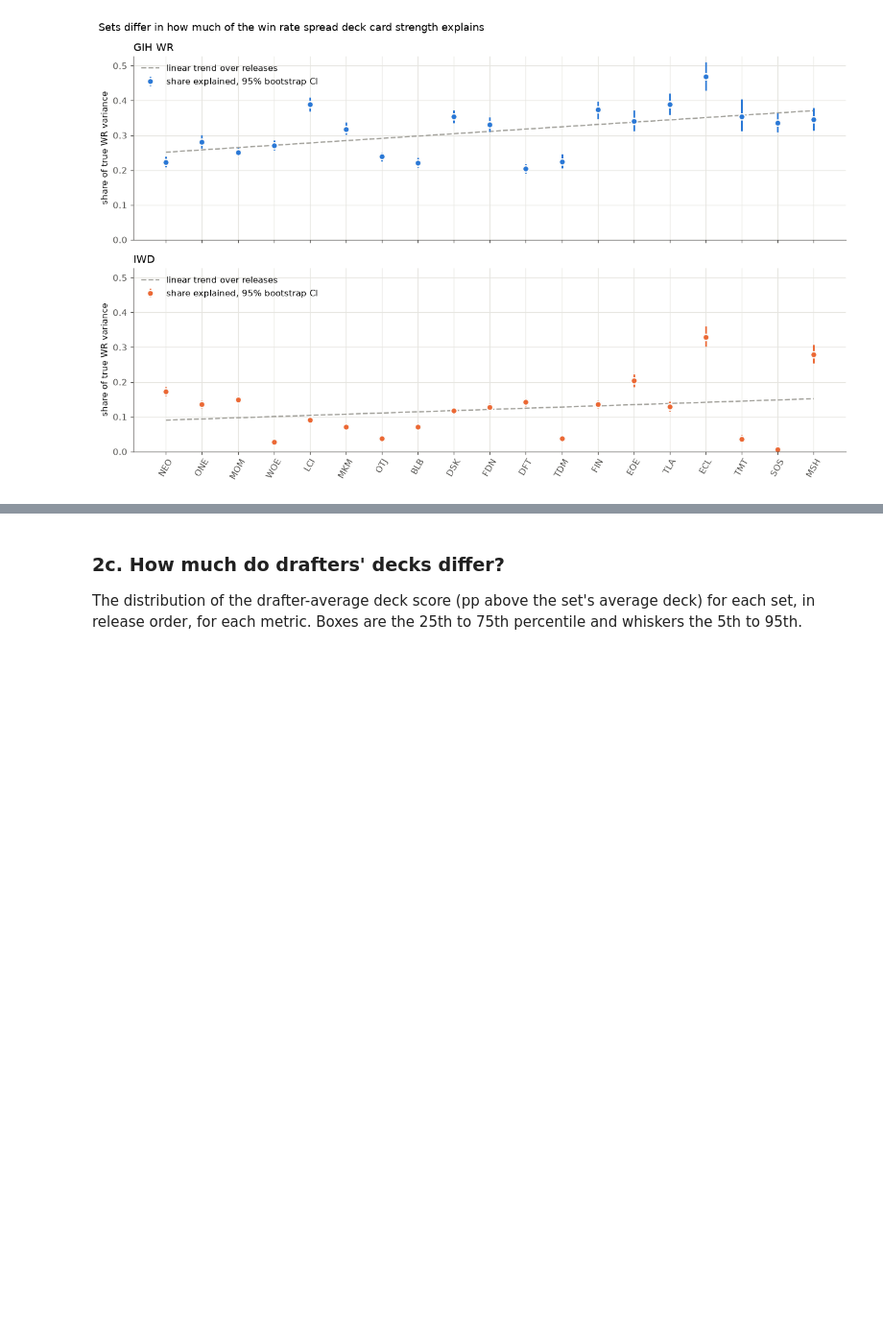
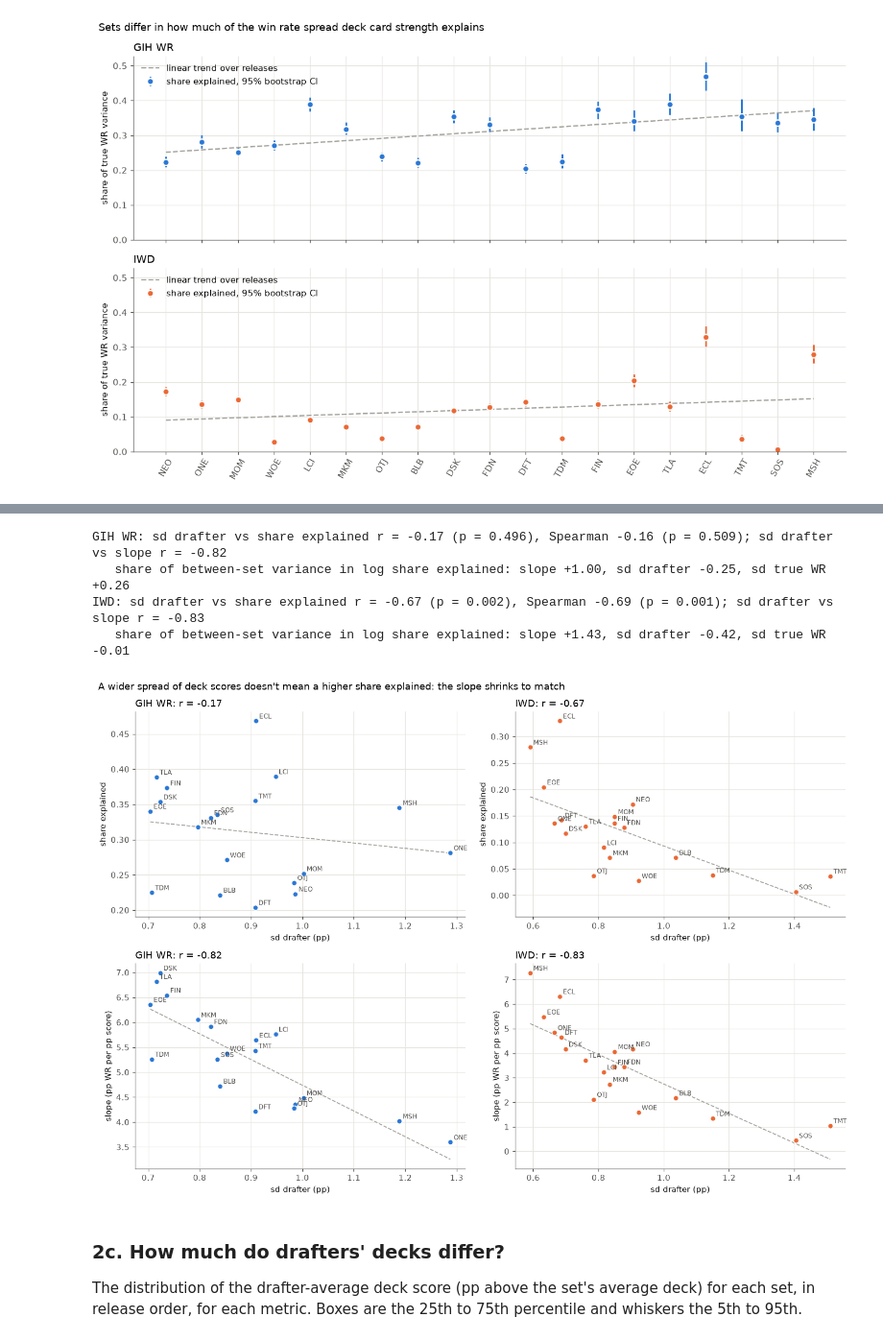
Before and after one commit to zscore/mtg-open-lane, a Jupyter notebook: notebooks/bombs.ipynb, the cells around one changed output, grey strips where cells are left out. Shown at 96% size. Saved outputs shown, nothing was run; the diff lists cells and outputs as text; code cells hidden in the pictures; blank space fills up the shorter version.

Commit message:
Bombs: sd drafter vs share explained/slope across sets; consensus bombs script, notebook and results
Co-Authored-By: Claude Opus 5.5 (1M context) <noreply@anthropic.com>

```diff
--- a/notebooks/bombs.ipynb
+++ b/notebooks/bombs.ipynb
@@ -462,3 +473,37 @@ plt.tight_layout(); plt.show()
+# %%
+from scipy.stats import pearsonr, spearmanr
+
+fig, axes = plt.subplots(2, 2, figsize=(13, 9))
+for j, (m, label) in enumerate(METRICS.items()):
+    d = per_set[m]
+    sd, sh, sl, st = (d[c].to_numpy() for c in ["sd drafter", "share explained", "slope", "sd true WR"])
+    for ax, y, ylab in [(axes[0, j], sh, "share explained"), (axes[1, j], sl, "slope (pp WR per pp score)")]:
+        ax.scatter(sd, y, color=M_COLOR[m], s=40, edgecolor=SURFACE, lw=1, zorder=3)
+        for s, xi, yi in zip(d["set"], sd, y):
+            ax.annotate(s, (xi, yi), xytext=(4, 3), textcoords="offset points", fontsize=8, color=MUTED)
+        b, a = np.polyfit(sd, y, 1)
+        xx = np.linspace(sd.min(), sd.max(), 2)
+        ax.plot(xx, a + b * xx, color=GRAY, lw=1.2, ls="--")
+        ax.set_xlabel("sd drafter (pp)"); ax.set_ylabel(ylab)
+        ax.set_title(f"{label}: r = {pearsonr(sd, y)[0]:+.2f}", loc="left")
+
+    L = np.log(sh)
+    parts = {"slope": 2 * np.log(sl), "sd drafter": 2 * np.log(sd), "sd true WR": -2 * np.log(st)}
+    split = {k: np.cov(L, v)[0, 1] / L.var(ddof=1) for k, v in parts.items()}
+    r, p = pearsonr(sd, sh); rho, p_rho = spearmanr(sd, sh)
+    print(f"{label}: sd drafter vs share explained r = {r:+.2f} (p = {p:.3f}), Spearman {rho:+.2f} (p = {p_rho:.3f}); "
+          f"sd drafter vs slope r = {pearsonr(sd, sl)[0]:+.2f}")
+    print("   share of between-set variance in log share explained: "
+          + ", ".join(f"{k} {v:+.2f}" for k, v in split.items()))
+fig.suptitle("A wider spread of deck scores doesn't mean a higher share explained: the slope shrinks to match",
+             x=0.01, ha="left", fontsize=12)
+plt.tight_layout(); plt.show()
+# %% [output]
+GIH WR: sd drafter vs share explained r = -0.17 (p = 0.496), Spearman -0.16 (p = 0.509); sd drafter vs slope r = -0.82
+   share of between-set variance in log share explained: slope +1.00, sd drafter -0.25, sd true WR +0.26
+IWD: sd drafter vs share explained r = -0.67 (p = 0.002), Spearman -0.69 (p = 0.001); sd drafter vs slope r = -0.83
+   share of between-set variance in log share explained: slope +1.43, sd drafter -0.42, sd true WR -0.01
+[figure, added]
 # %% [markdown]
 ### 2c. How much do drafters' decks differ?
 
```
Also changed, not shown: parts of 1 cell of this notebook, 7 other files.
